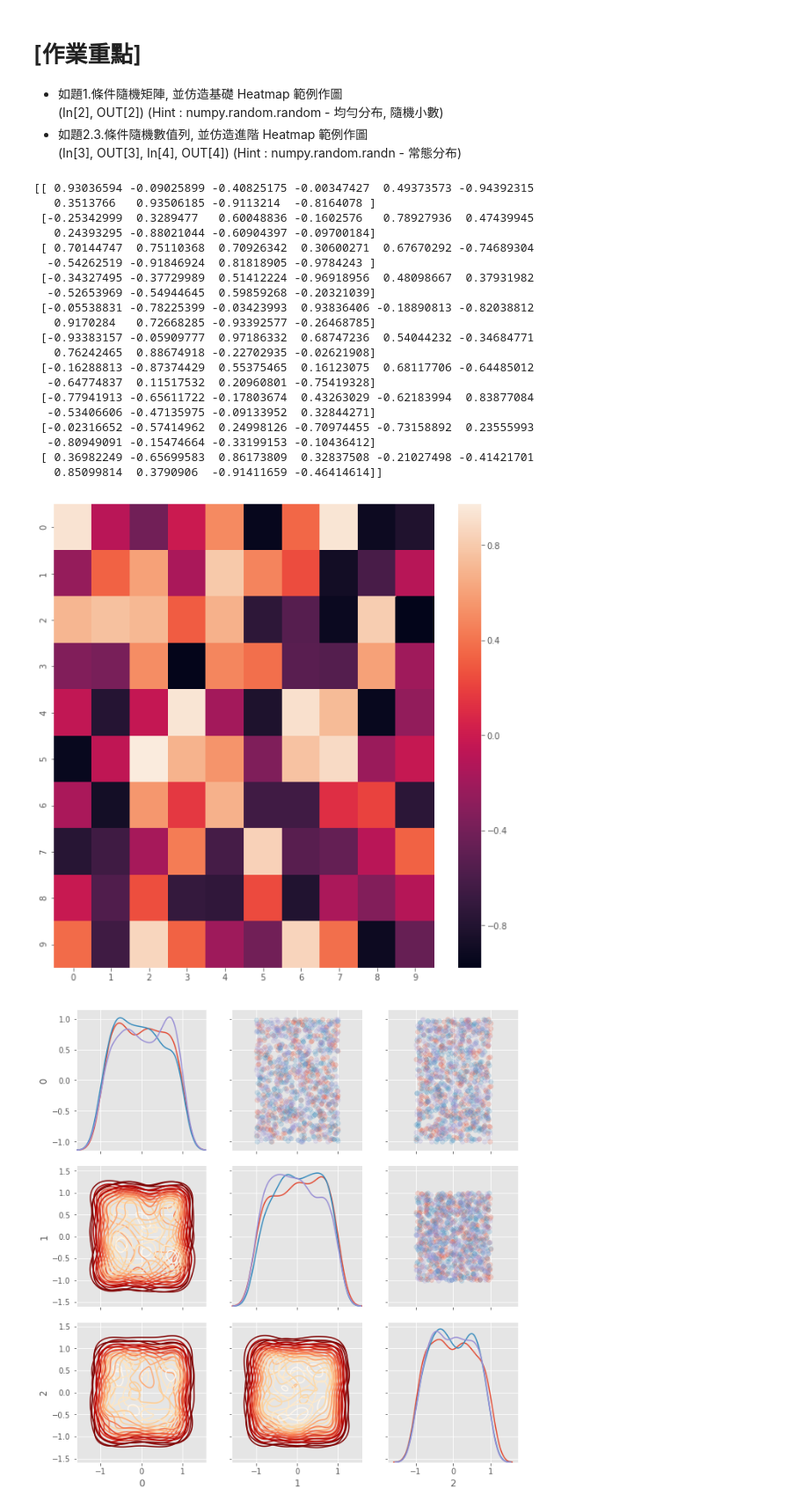
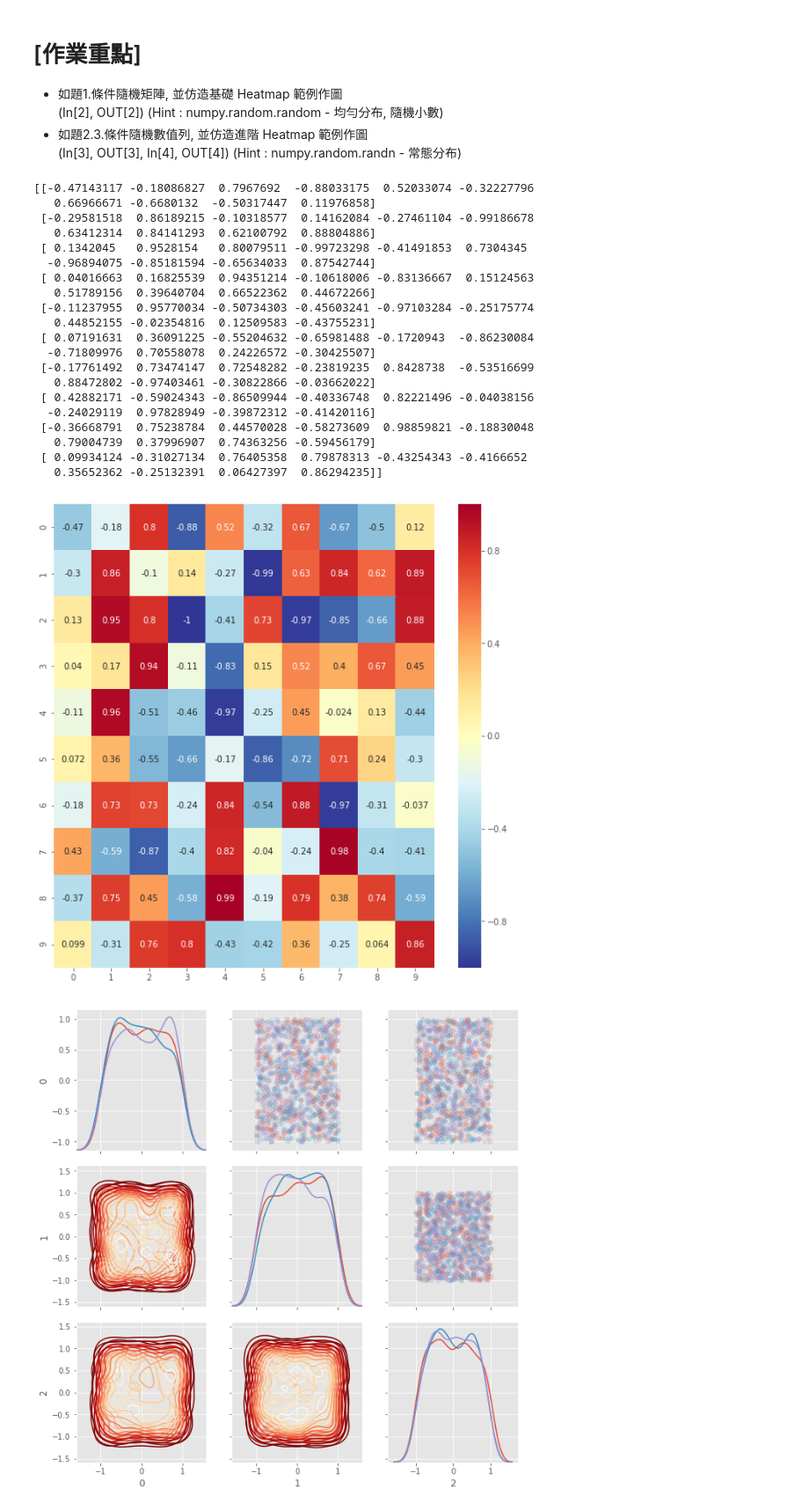
Before and after one commit to a37950456/100Day-ML-Marathon, a Jupyter notebook: homework/Day_015_HW.ipynb, the cells around one changed output. Shown at 88% size. Saved outputs shown, nothing was run; the diff lists cells and outputs as text; code cells hidden in the pictures.

```diff
--- a/homework/Day_015_HW.ipynb
+++ b/homework/Day_015_HW.ipynb
@@ -28,31 +28,31 @@ warnings.filterwarnings('ignore')
 # %%
 matrix = np.random.uniform(low = -1.0, high = 1.0, size=(10,10))
 print(matrix)
 plt.figure(figsize=(10,10))
-heatmap = sns.heatmap(matrix)
+heatmap = sns.heatmap(matrix, vmin = -1.0, vmax =1.0, cmap = plt.cm.RdYlBu_r, annot =True) #annot 顯示數值
 plt.show()
 # %% [output]
-[[ 0.93036594 -0.09025899 -0.40825175 -0.00347427  0.49373573 -0.94392315
-   0.3513766   0.93506185 -0.9113214  -0.8164078 ]
- [-0.25342999  0.3289477   0.60048836 -0.1602576   0.78927936  0.47439945
-   0.24393295 -0.88021044 -0.60904397 -0.09700184]
- [ 0.70144747  0.75110368  0.70926342  0.30600271  0.67670292 -0.74689304
-  -0.54262519 -0.91846924  0.81818905 -0.9784243 ]
- [-0.34327495 -0.37729989  0.51412224 -0.96918956  0.48098667  0.37931982
-  -0.52653969 -0.54944645  0.59859268 -0.20321039]
- [-0.05538831 -0.78225399 -0.03423993  0.93836406 -0.18890813 -0.82038812
-   0.9170284   0.72668285 -0.93392577 -0.26468785]
- [-0.93383157 -0.05909777  0.97186332  0.68747236  0.54044232 -0.34684771
-   0.76242465  0.88674918 -0.22702935 -0.02621908]
- [-0.16288813 -0.87374429  0.55375465  0.16123075  0.68117706 -0.64485012
-  -0.64774837  0.11517532  0.20960801 -0.75419328]
- [-0.77941913 -0.65611722 -0.17803674  0.43263029 -0.62183994  0.83877084
-  -0.53406606 -0.47135975 -0.09133952  0.32844271]
- [-0.02316652 -0.57414962  0.24998126 -0.70974455 -0.73158892  0.23555993
-  -0.80949091 -0.15474664 -0.33199153 -0.10436412]
- [ 0.36982249 -0.65699583  0.86173809  0.32837508 -0.21027498 -0.41421701
-   0.85099814  0.3790906  -0.91411659 -0.46414614]]
+[[-0.47143117 -0.18086827  0.7967692  -0.88033175  0.52033074 -0.32227796
+   0.66966671 -0.6680132  -0.50317447  0.11976858]
+ [-0.29581518  0.86189215 -0.10318577  0.14162084 -0.27461104 -0.99186678
+   0.63412314  0.84141293  0.62100792  0.88804886]
+ [ 0.1342045   0.9528154   0.80079511 -0.99723298 -0.41491853  0.7304345
+  -0.96894075 -0.85181594 -0.65634033  0.87542744]
+ [ 0.04016663  0.16825539  0.94351214 -0.10618006 -0.83136667  0.15124563
+   0.51789156  0.39640704  0.66522362  0.44672266]
+ [-0.11237955  0.95770034 -0.50734303 -0.45603241 -0.97103284 -0.25175774
+   0.44852155 -0.02354816  0.12509583 -0.43755231]
+ [ 0.07191631  0.36091225 -0.55204632 -0.65981488 -0.1720943  -0.86230084
+  -0.71809976  0.70558078  0.24226572 -0.30425507]
+ [-0.17761492  0.73474147  0.72548282 -0.23819235  0.8428738  -0.53516699
+   0.88472802 -0.97403461 -0.30822866 -0.03662022]
+ [ 0.42882171 -0.59024343 -0.86509944 -0.40336748  0.82221496 -0.04038156
+  -0.24029119  0.97828949 -0.39872312 -0.41420116]
+ [-0.36668791  0.75238784  0.44570028 -0.58273609  0.98859821 -0.18830048
+   0.79004739  0.37996907  0.74363256 -0.59456179]
+ [ 0.09934124 -0.31027134  0.76405358  0.79878313 -0.43254343 -0.4166652
+   0.35652362 -0.25132391  0.06427397  0.86294235]]
-[figure, old version]
+[figure, new version]
 # %%
 nrow = 1000
 ncol = 3
```
